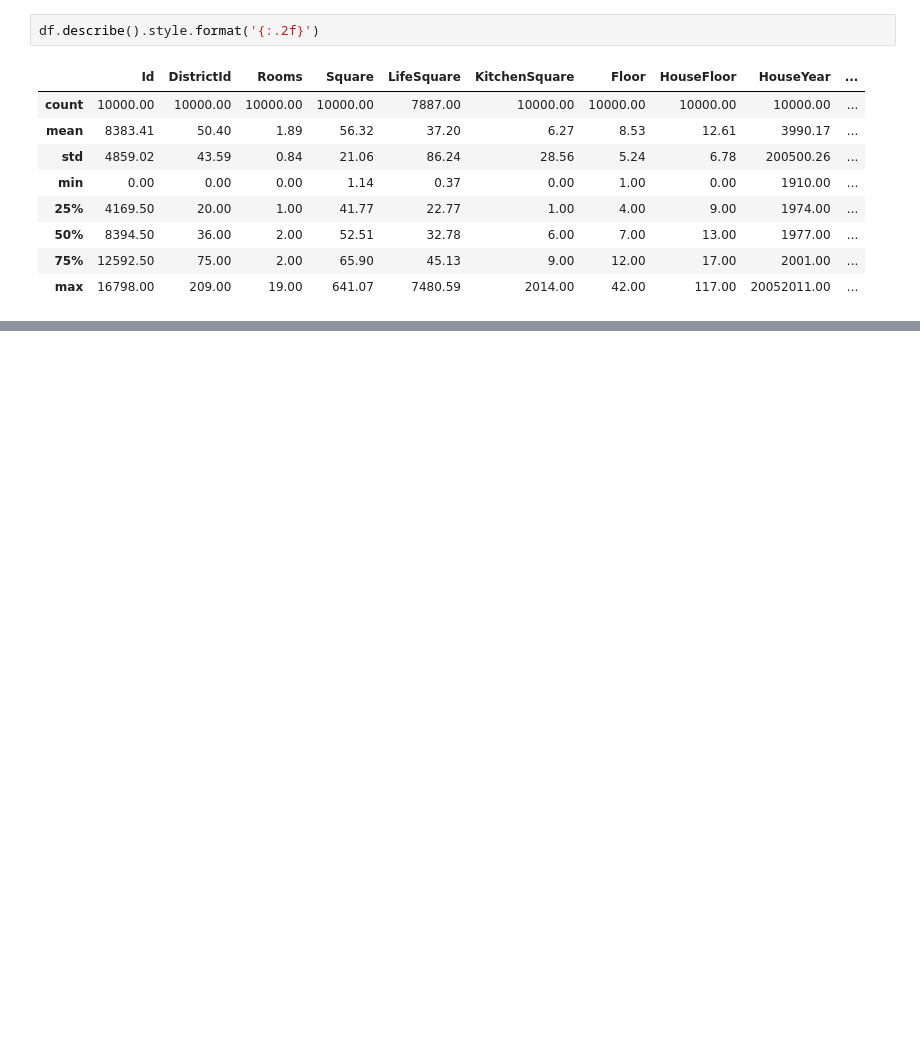
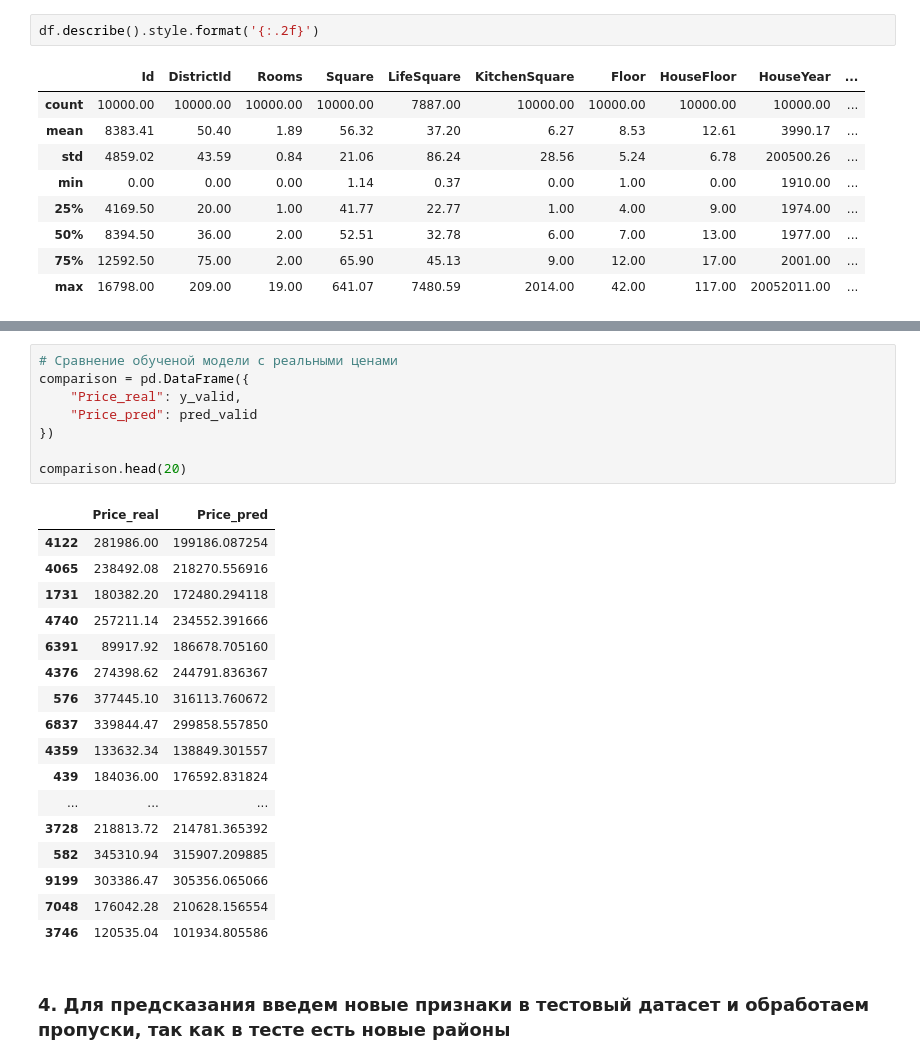
Before and after one commit to KorbovskiyOleg/DataScience, a Jupyter notebook: DataScince/Готовый курсовой проект/OKorbovsky_solution.ipynb, the cells around one changed output, grey strips where cells are left out. Cells and saved outputs as stored; diff of their text form; blank space fills up the shorter version.

```diff
--- a/DataScince/Готовый курсовой проект/OKorbovsky_solution.ipynb
+++ b/DataScince/Готовый курсовой проект/OKorbovsky_solution.ipynb
@@ -989,0 +697,28 @@ df
+# %%
+# Сравнение обученой модели с реальными ценами
+comparison = pd.DataFrame({
+    "Price_real": y_valid,
+    "Price_pred": pred_valid
+})
+
+comparison.head(20)
+# %% [output]
+|  | Price_real | Price_pred |
+| 4122 | 281986.00 | 199186.087254 |
+| 4065 | 238492.08 | 218270.556916 |
+| 1731 | 180382.20 | 172480.294118 |
+| 4740 | 257211.14 | 234552.391666 |
+| 6391 | 89917.92 | 186678.705160 |
+| 4376 | 274398.62 | 244791.836367 |
+| 576 | 377445.10 | 316113.760672 |
+| 6837 | 339844.47 | 299858.557850 |
+| 4359 | 133632.34 | 138849.301557 |
+| 439 | 184036.00 | 176592.831824 |
+| ... | ... | ... |
+| 3728 | 218813.72 | 214781.365392 |
+| 582 | 345310.94 | 315907.209885 |
+| 9199 | 303386.47 | 305356.065066 |
+| 7048 | 176042.28 | 210628.156554 |
+| 3746 | 120535.04 | 101934.805586 |
+# %% [markdown]
+### 4. Для предсказания введем новые признаки в тестовый датасет и обработаем пропуски, так как в тесте есть новые районы
```
Also changed, not shown: parts of 132 cells of this notebook, 4 other files.
